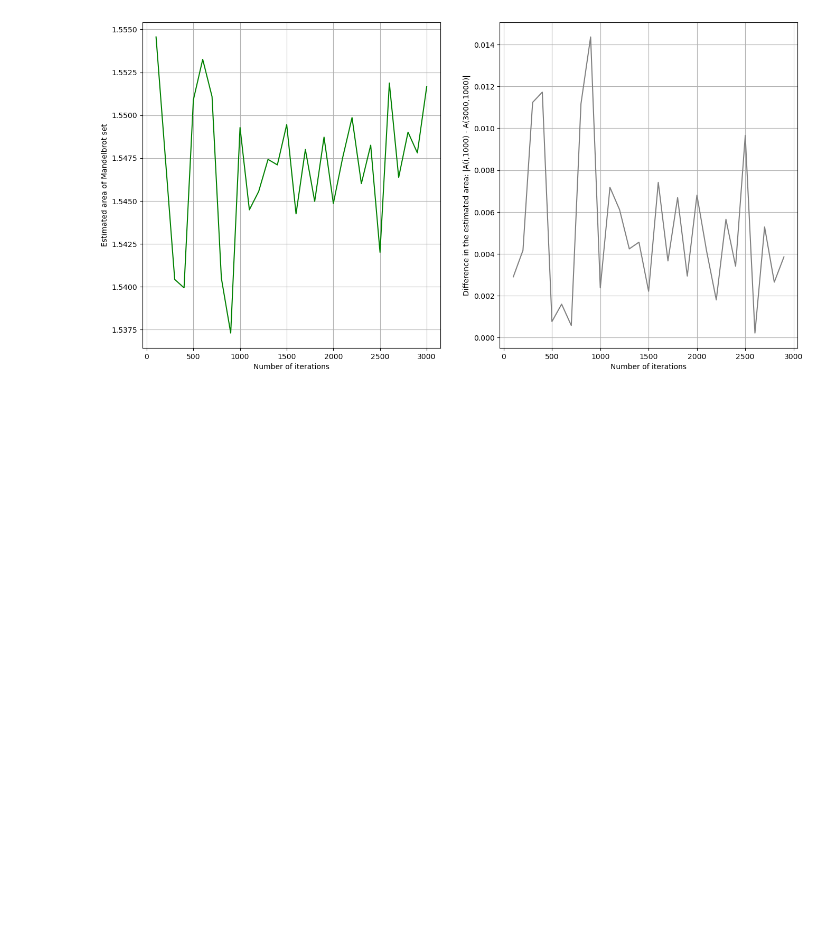
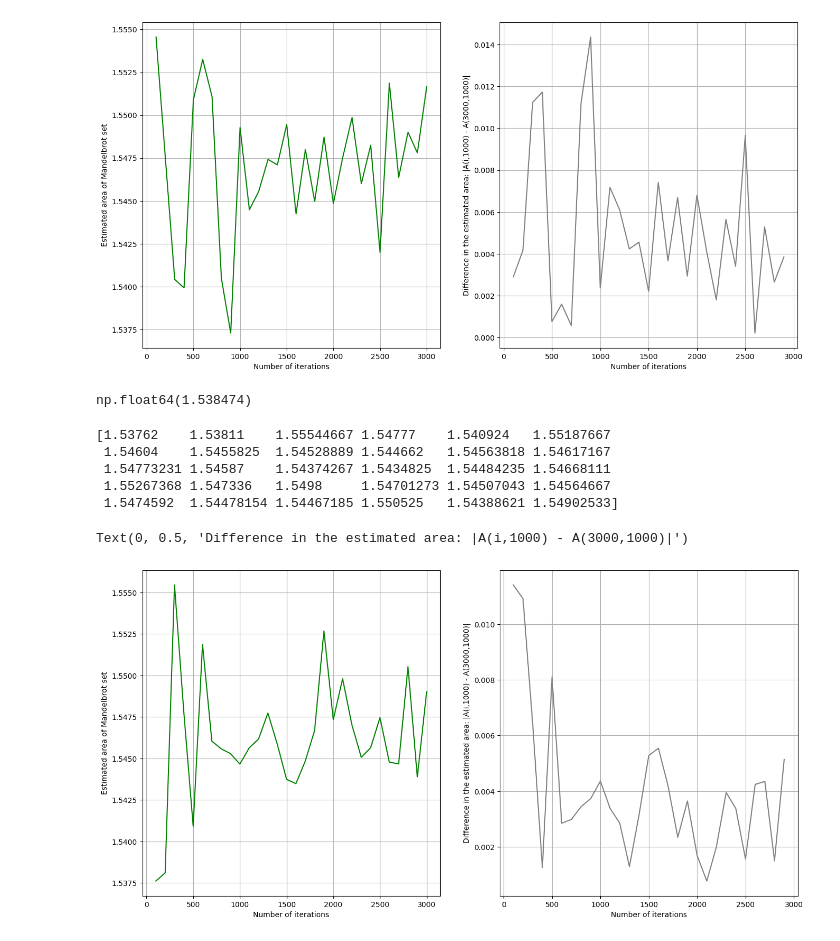
Before and after one commit to shaniasinha/stochastic-sim-a1, a Jupyter notebook: code.ipynb, the cells around one changed output. Drawn from its saved outputs; the diff is of its cells as text; code cells hidden in the pictures; blank space fills up the shorter version.

```diff
--- a/code.ipynb
+++ b/code.ipynb
@@ -124,0 +161,4 @@ Text(0, 0.5, 'Difference in the estimated area: |A(i,1000) - A(3000,1000)|')
+# %%
+monte_carlo_hypercube(100,10000)
+# %% [output]
+np.float64(1.538474)
@@ -124,0 +194,30 @@ Text(0, 0.5, 'Difference in the estimated area: |A(i,1000) - A(3000,1000)|')
+# %%
+number_of_iterations = np.array([100*i for i in range(1,31)])
+estimation = np.zeros(len(number_of_iterations)) #array to store the results of estimated area
+
+for i in range(len(number_of_iterations)):
+    iterations = number_of_iterations[i]
+    estimation[i] = monte_carlo_hypercube(iterations,1000)
+print(estimation)
+# %% [output]
+[1.53762    1.53811    1.55544667 1.54777    1.540924   1.55187667
+ 1.54604    1.5455825  1.54528889 1.544662   1.54563818 1.54617167
+ 1.54773231 1.54587    1.54374267 1.5434825  1.54484235 1.54668111
+ 1.55267368 1.547336   1.5498     1.54701273 1.54507043 1.54564667
+ 1.5474592  1.54478154 1.54467185 1.550525   1.54388621 1.54902533]
+# %%
+figure_1, (ax1, ax2) = plt.subplots(1, 2, figsize=(16, 8))
+ax1.plot(number_of_iterations,estimation, color = "green")
+ax1.set_xlabel("Number of iterations")
+ax1.set_ylabel("Estimated area of Mandelbrot set")
+ax1.grid(True)
+ax2.grid(True)
+
+max_i = estimation[-1]
+difference = np.abs(estimation[0:-1] - max_i)
+ax2.plot(number_of_iterations[0:-1],difference, color = "grey")
+ax2.set_xlabel("Number of iterations")
+ax2.set_ylabel("Difference in the estimated area: |A(i,1000) - A(3000,1000)|")
+# %% [output]
+Text(0, 0.5, 'Difference in the estimated area: |A(i,1000) - A(3000,1000)|')
+[figure, added]
```
Also changed, not shown: parts of 9 cells of this notebook.
